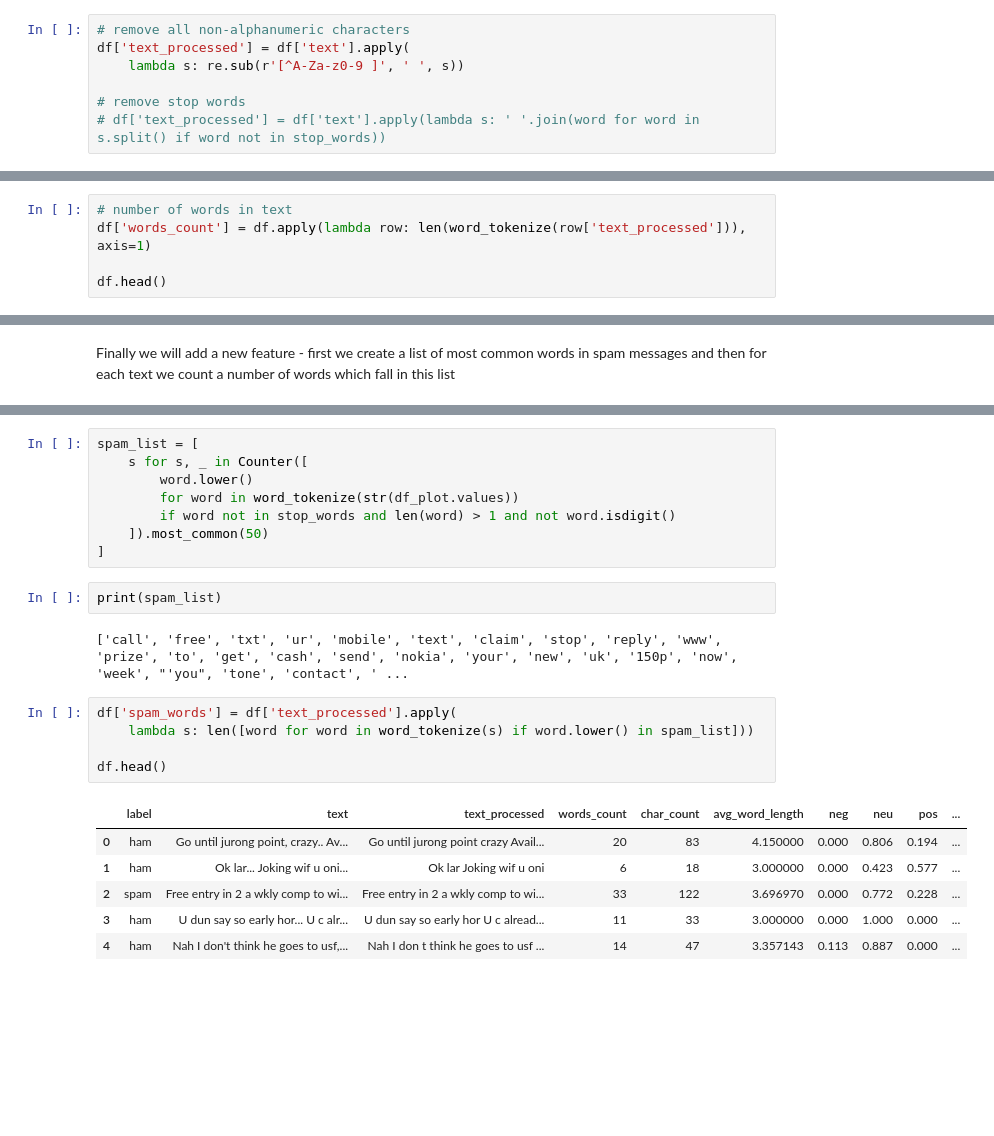
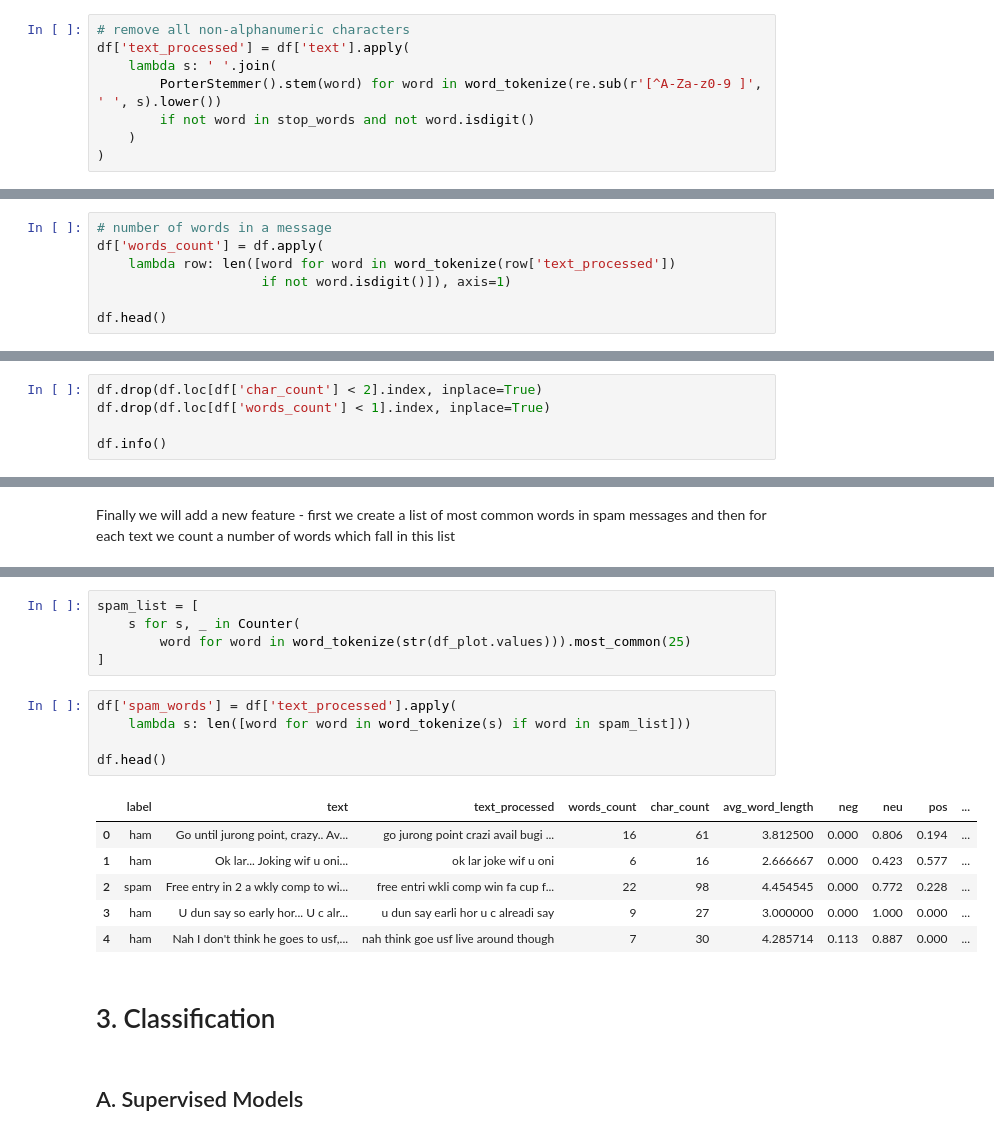
Before and after one commit to andrei-andrianov/SMS-mining, a Jupyter notebook: SMS-mining.ipynb, the cells around one changed output, grey strips where cells are left out. Drawn from its saved outputs; the diff is of its cells as text; blank space fills up the shorter version.

Commit message:
Supervised classification
Finished EDA, feature engineering. Implemented the classification, added document structure.

```diff
--- a/SMS-mining.ipynb
+++ b/SMS-mining.ipynb
@@ -77,8 +104,9 @@ We clean the original textual data by removing non-alphanumeric characters
 # %%
 # remove all non-alphanumeric characters
 df['text_processed'] = df['text'].apply(
-    lambda s: re.sub(r'[^A-Za-z0-9 ]', ' ', s))
-
-# remove stop words
-# df['text_processed'] = df['text'].apply(lambda s: ' '.join(word for word in s.split() if word not in stop_words))
+    lambda s: ' '.join(
+        PorterStemmer().stem(word) for word in word_tokenize(re.sub(r'[^A-Za-z0-9 ]', ' ', s).lower())
+        if not word in stop_words and not word.isdigit()
+    )
+)
 # %%
@@ -102,6 +130,8 @@ Count:
 # %%
-# number of words in text
-df['words_count'] = df.apply(lambda row: len(word_tokenize(row['text_processed'])), axis=1)
+# number of words in a message
+df['words_count'] = df.apply(
+    lambda row: len([word for word in word_tokenize(row['text_processed'])
+                     if not word.isdigit()]), axis=1)
 
 df.head()
 # %% [output]
@@ -171,0 +211,5 @@ spam:
+# %%
+df.drop(df.loc[df['char_count'] < 2].index, inplace=True)
+df.drop(df.loc[df['words_count'] < 1].index, inplace=True)
+
+df.info()
@@ -358,24 +429,21 @@ Finally we will add a new feature - first we create a list of most common words
 # %%
 spam_list = [
-    s for s, _ in Counter([
-        word.lower()
-        for word in word_tokenize(str(df_plot.values))
-        if word not in stop_words and len(word) > 1 and not word.isdigit()
-    ]).most_common(50)
+    s for s, _ in Counter(
+        word for word in word_tokenize(str(df_plot.values))).most_common(25)
 ]
-# %%
-print(spam_list)
-# %% [output]
-['call', 'free', 'txt', 'ur', 'mobile', 'text', 'claim', 'stop', 'reply', 'www', 'prize', 'to', 'get', 'cash', 'send', 'nokia', 'your', 'new', 'uk', '150p', 'now', 'week', "'you", 'tone', 'contact', ' ...
 # %%
 df['spam_words'] = df['text_processed'].apply(
-    lambda s: len([word for word in word_tokenize(s) if word.lower() in spam_list]))
+    lambda s: len([word for word in word_tokenize(s) if word in spam_list]))
 
 df.head()
 # %% [output]
 |  | label | text | text_processed | words_count | char_count | avg_word_length | neg | neu | pos | ... |
-| 0 | ham | Go until jurong point, crazy.. Av... | Go until jurong point crazy Avail... | 20 | 83 | 4.150000 | 0.000 | 0.806 | 0.194 | ... |
-| 1 | ham | Ok lar... Joking wif u oni... | Ok lar Joking wif u oni | 6 | 18 | 3.000000 | 0.000 | 0.423 | 0.577 | ... |
-| 2 | spam | Free entry in 2 a wkly comp to wi... | Free entry in 2 a wkly comp to wi... | 33 | 122 | 3.696970 | 0.000 | 0.772 | 0.228 | ... |
-| 3 | ham | U dun say so early hor... U c alr... | U dun say so early hor U c alread... | 11 | 33 | 3.000000 | 0.000 | 1.000 | 0.000 | ... |
-| 4 | ham | Nah I don't think he goes to usf,... | Nah I don t think he goes to usf ... | 14 | 47 | 3.357143 | 0.113 | 0.887 | 0.000 | ... |
+| 0 | ham | Go until jurong point, crazy.. Av... | go jurong point crazi avail bugi ... | 16 | 61 | 3.812500 | 0.000 | 0.806 | 0.194 | ... |
+| 1 | ham | Ok lar... Joking wif u oni... | ok lar joke wif u oni | 6 | 16 | 2.666667 | 0.000 | 0.423 | 0.577 | ... |
+| 2 | spam | Free entry in 2 a wkly comp to wi... | free entri wkli comp win fa cup f... | 22 | 98 | 4.454545 | 0.000 | 0.772 | 0.228 | ... |
+| 3 | ham | U dun say so early hor... U c alr... | u dun say earli hor u c alreadi say | 9 | 27 | 3.000000 | 0.000 | 1.000 | 0.000 | ... |
+| 4 | ham | Nah I don't think he goes to usf,... | nah think goe usf live around though | 7 | 30 | 4.285714 | 0.113 | 0.887 | 0.000 | ... |
+# %% [markdown]
+# 3. Classification <a class='anchor' id='classification'></a>
+# %% [markdown]
+## A. Supervised Models <a class='anchor' id='supervised'></a>
```
Also changed, not shown: parts of 55 cells of this notebook.
